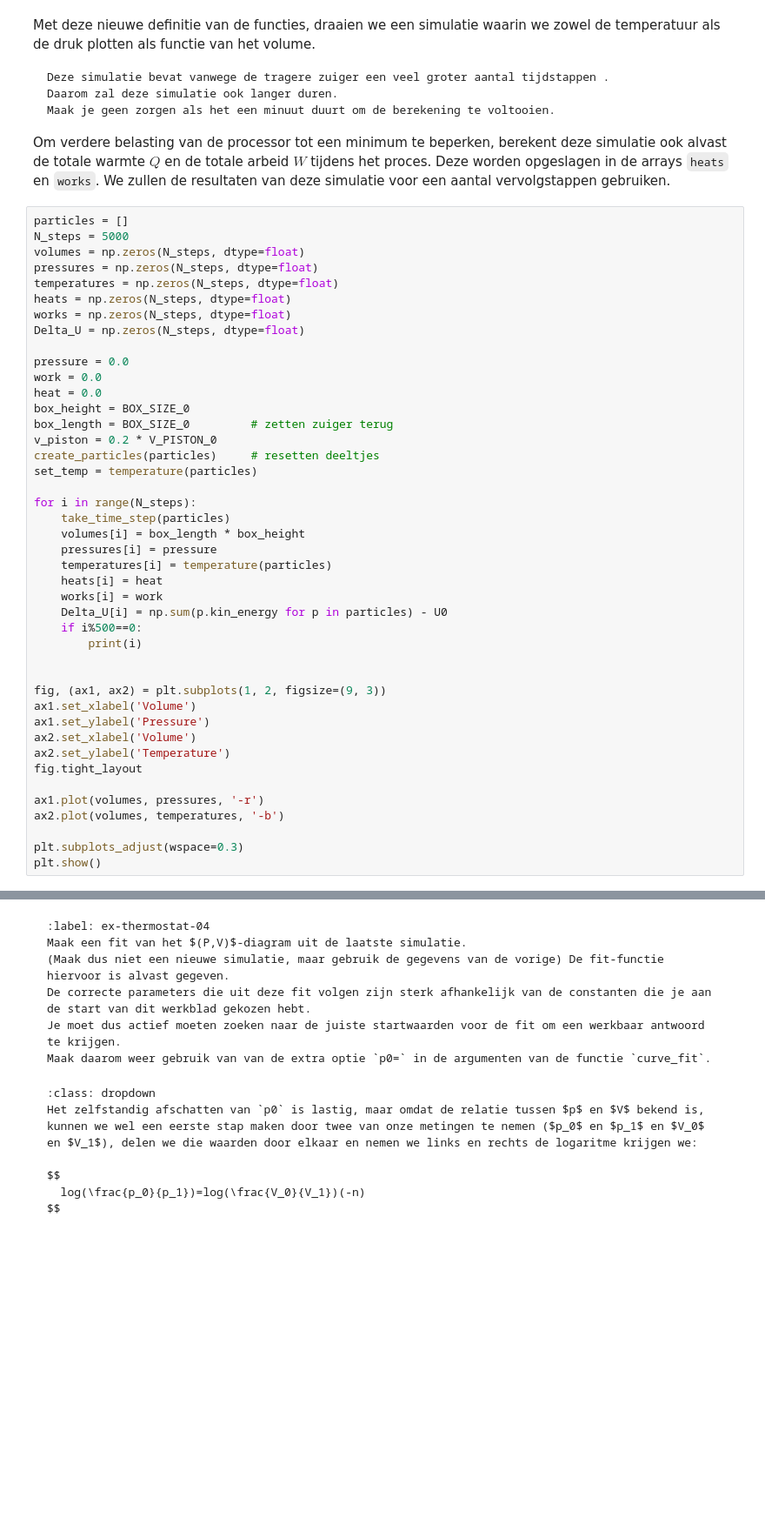
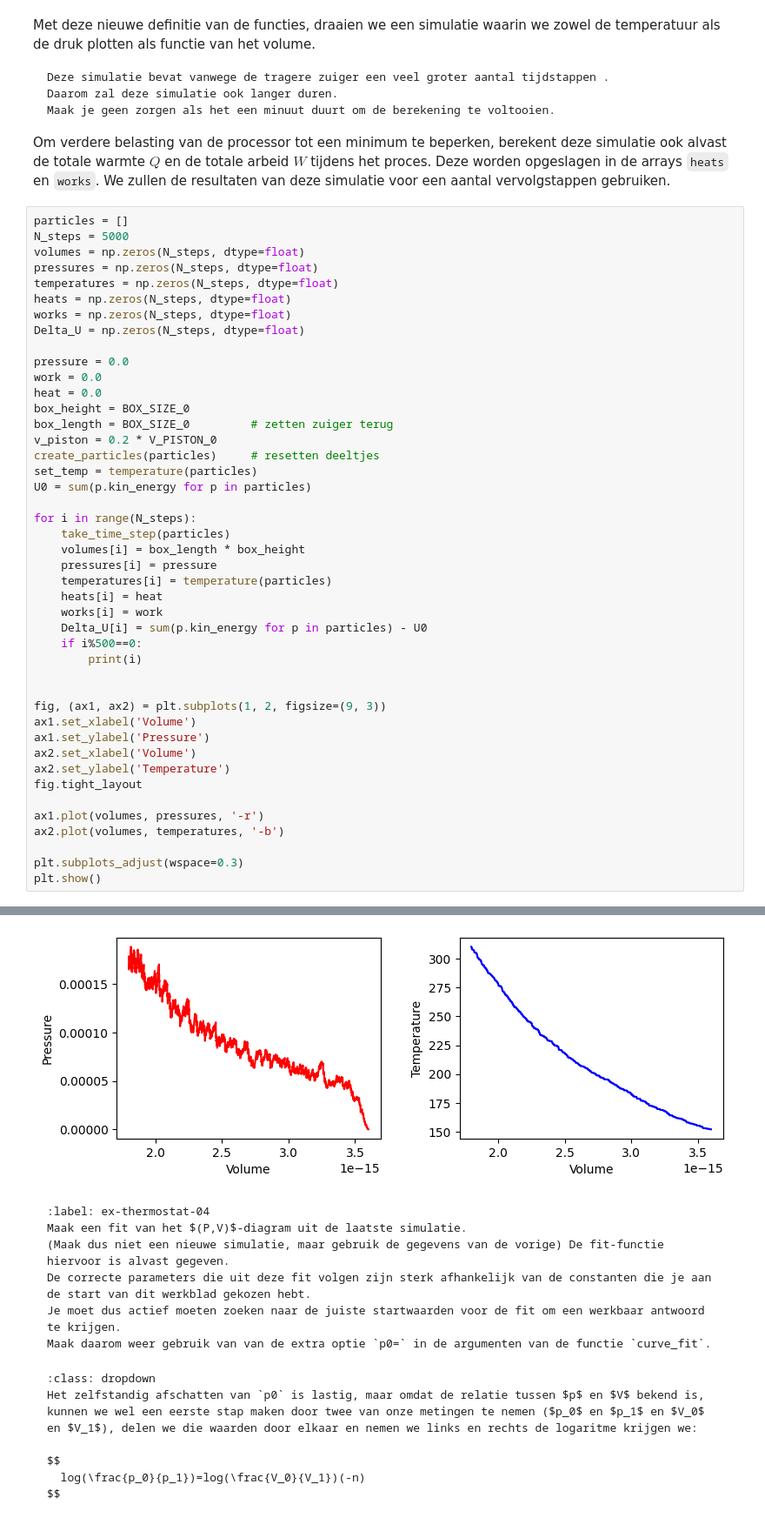
Before and after one commit to Peppertje/Thermolab-TN-L-P, a Jupyter notebook: Content/PySim/8_thermostaat.ipynb, the cells around one changed output, grey strips where cells are left out. Shown at 87% size. Cells and saved outputs as stored; diff of their text form; blank space fills up the shorter version.

````diff
--- a/Content/PySim/8_thermostaat.ipynb
+++ b/Content/PySim/8_thermostaat.ipynb
@@ -282,6 +283,7 @@ box_length = BOX_SIZE_0         # zetten zuiger terug
 v_piston = 0.2 * V_PISTON_0
 create_particles(particles)     # resetten deeltjes
 set_temp = temperature(particles)
+U0 = sum(p.kin_energy for p in particles)
 
 for i in range(N_steps):
     take_time_step(particles)
@@ -290,7 +292,7 @@ for i in range(N_steps):
     temperatures[i] = temperature(particles)
     heats[i] = heat
     works[i] = work
-    Delta_U[i] = np.sum(p.kin_energy for p in particles) - U0
+    Delta_U[i] = sum(p.kin_energy for p in particles) - U0
     if i%500==0:
         print(i)
 
@@ -307,3 +309,4 @@ ax2.plot(volumes, temperatures, '-b')
 
 plt.subplots_adjust(wspace=0.3)
 plt.show()
+# %% [output]
@@ -310,3 +323,4 @@ plt.show()
+[figure, added]
 # %% [markdown]
 ```{exercise} fit P,V-diagram
 :label: ex-thermostat-04
````
Also changed, not shown: parts of 6 cells of this notebook.
